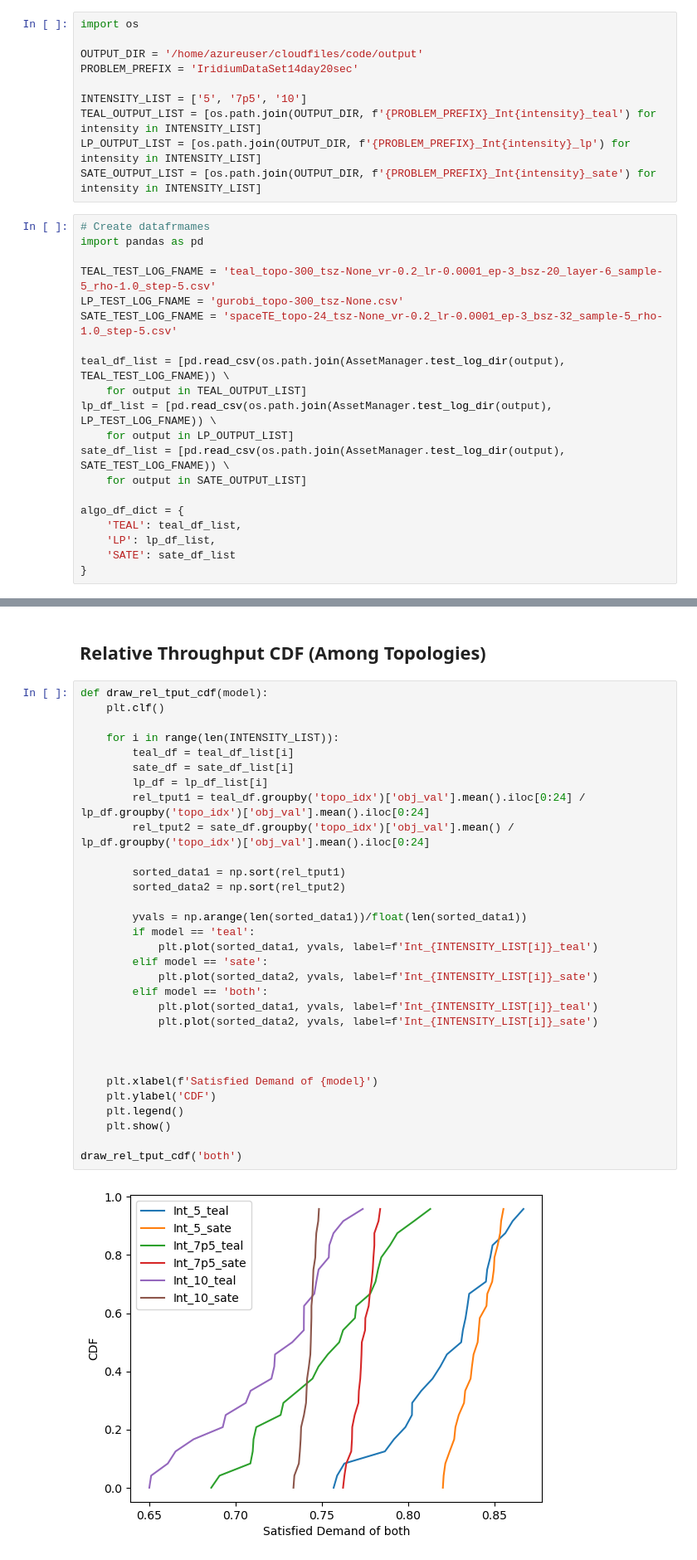
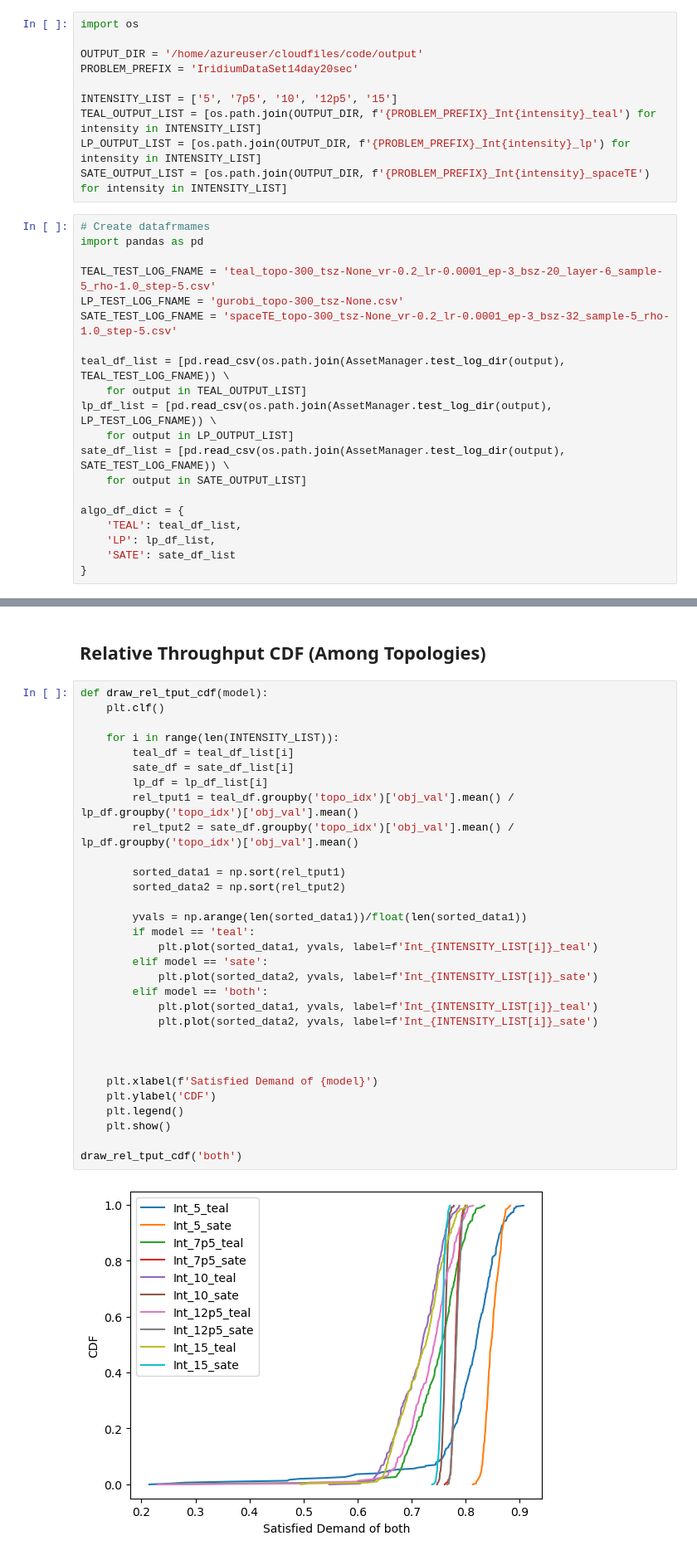
Before and after one commit to hyizhak/satellite-te, a Jupyter notebook: analyze/diagram.ipynb, the cells around one changed output, grey strips where cells are left out. Shown: that part at 83% size. Cells and saved outputs as stored; diff of their text form.

```diff
--- a/analyze/diagram.ipynb
+++ b/analyze/diagram.ipynb
@@ -12,17 +12,17 @@ import os
 OUTPUT_DIR = '/home/azureuser/cloudfiles/code/output'
 PROBLEM_PREFIX = 'IridiumDataSet14day20sec'
 
-INTENSITY_LIST = ['5', '7p5', '10']
+INTENSITY_LIST = ['5', '7p5', '10', '12p5', '15']
 TEAL_OUTPUT_LIST = [os.path.join(OUTPUT_DIR, f'{PROBLEM_PREFIX}_Int{intensity}_teal') for intensity in INTENSITY_LIST]
 LP_OUTPUT_LIST = [os.path.join(OUTPUT_DIR, f'{PROBLEM_PREFIX}_Int{intensity}_lp') for intensity in INTENSITY_LIST]
-SATE_OUTPUT_LIST = [os.path.join(OUTPUT_DIR, f'{PROBLEM_PREFIX}_Int{intensity}_sate') for intensity in INTENSITY_LIST]
+SATE_OUTPUT_LIST = [os.path.join(OUTPUT_DIR, f'{PROBLEM_PREFIX}_Int{intensity}_spaceTE') for intensity in INTENSITY_LIST]
 # %%
 # Create datafrmames
 import pandas as pd
 
 TEAL_TEST_LOG_FNAME = 'teal_topo-300_tsz-None_vr-0.2_lr-0.0001_ep-3_bsz-20_layer-6_sample-5_rho-1.0_step-5.csv'
 LP_TEST_LOG_FNAME = 'gurobi_topo-300_tsz-None.csv'
-SATE_TEST_LOG_FNAME = 'spaceTE_topo-24_tsz-None_vr-0.2_lr-0.0001_ep-3_bsz-32_sample-5_rho-1.0_step-5.csv'
+SATE_TEST_LOG_FNAME = 'spaceTE_topo-300_tsz-None_vr-0.2_lr-0.0001_ep-3_bsz-32_sample-5_rho-1.0_step-5.csv'
 
 teal_df_list = [pd.read_csv(os.path.join(AssetManager.test_log_dir(output), TEAL_TEST_LOG_FNAME)) \
     for output in TEAL_OUTPUT_LIST]
@@ -85,33 +85,33 @@ sate_df.groupby('topo_idx').mean()
 # %%
 def draw_rel_tput_cdf(model):
     plt.clf()
 
     for i in range(len(INTENSITY_LIST)):
         teal_df = teal_df_list[i]
         sate_df = sate_df_list[i]
         lp_df = lp_df_list[i]
-        rel_tput1 = teal_df.groupby('topo_idx')['obj_val'].mean().iloc[0:24] / lp_df.groupby('topo_idx')['obj_val'].mean().iloc[0:24]
-        rel_tput2 = sate_df.groupby('topo_idx')['obj_val'].mean() / lp_df.groupby('topo_idx')['obj_val'].mean().iloc[0:24]
+        rel_tput1 = teal_df.groupby('topo_idx')['obj_val'].mean() / lp_df.groupby('topo_idx')['obj_val'].mean()
+        rel_tput2 = sate_df.groupby('topo_idx')['obj_val'].mean() / lp_df.groupby('topo_idx')['obj_val'].mean()
 
         sorted_data1 = np.sort(rel_tput1)
         sorted_data2 = np.sort(rel_tput2)
 
         yvals = np.arange(len(sorted_data1))/float(len(sorted_data1))
         if model == 'teal':
             plt.plot(sorted_data1, yvals, label=f'Int_{INTENSITY_LIST[i]}_teal')
         elif model == 'sate':
             plt.plot(sorted_data2, yvals, label=f'Int_{INTENSITY_LIST[i]}_sate')
         elif model == 'both':
             plt.plot(sorted_data1, yvals, label=f'Int_{INTENSITY_LIST[i]}_teal')
             plt.plot(sorted_data2, yvals, label=f'Int_{INTENSITY_LIST[i]}_sate')
 
 
 
     plt.xlabel(f'Satisfied Demand of {model}')
     plt.ylabel('CDF')
     plt.legend()
     plt.show()
 
 draw_rel_tput_cdf('both')
 # %% [output]
-[figure, old version]
+[figure, new version]
```
Also changed, not shown: parts of 5 cells of this notebook, 12 other files.
